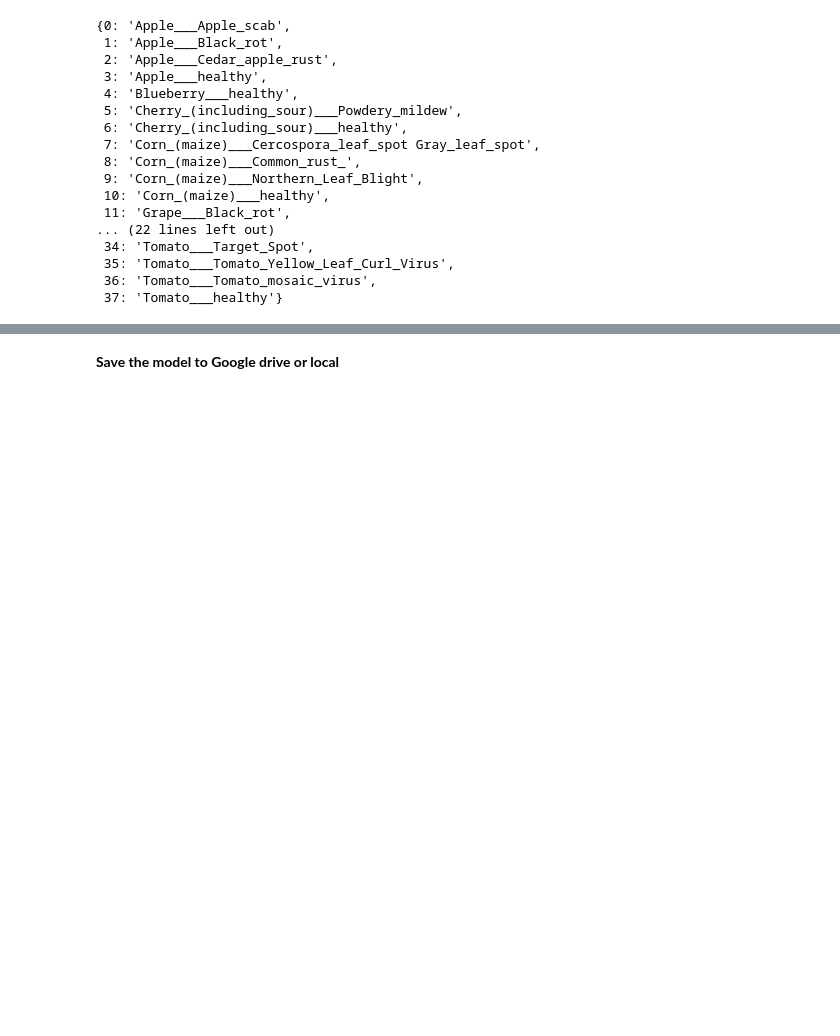
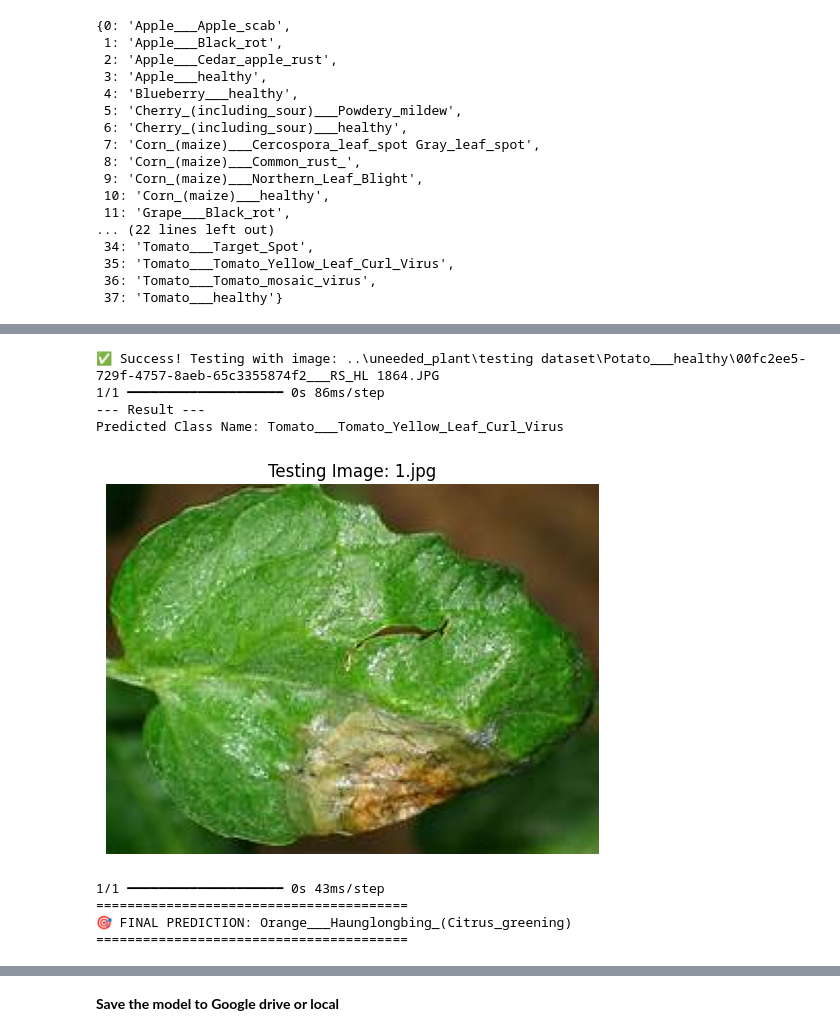
Before and after one commit to harshit11purohit/Plant_Disease_Prediction, a Jupyter notebook: Plant_Disease_Prediction_CNN_Image_Classifier.ipynb, the cells around one changed output, grey strips where cells are left out. Saved outputs shown, nothing was run; the diff lists cells and outputs as text; code cells hidden in the pictures; blank space fills up the shorter version.

```diff
--- a/Plant_Disease_Prediction_CNN_Image_Classifier.ipynb
+++ b/Plant_Disease_Prediction_CNN_Image_Classifier.ipynb
@@ -330,5 +360,9 @@ _________________________________________________________________
-# %%
-# Compile the Model
-model.compile(optimizer='adam',
-              loss='categorical_crossentropy',
-              metrics=['accuracy'])
+# %%
+custom_adam = optimizers.Adam(learning_rate=0.001)
+model.compile(optimizer=custom_adam,
+              loss='categorical_crossentropy',
+              metrics=['accuracy'])
+
+model.summary()
+
+# optimzation added with learning rate
@@ -450,0 +574,56 @@ Predicted Class Name: Apple___Black_rot
+# %%
+import os
+
+test_folder = os.path.join("..", "uneeded_plant", "testing dataset", "Potato___healthy")
+
+if os.path.exists(test_folder):
+    all_test_images = [f for f in os.listdir(test_folder) if f.endswith(('.jpg', '.JPG', '.png'))]
+
+    if len(all_test_images) > 0:
+        image_path = os.path.join(test_folder, all_test_images[0])
+        print(f"✅ Success! Testing with image: {image_path}")
+
+        predicted_class_name = predict_image_class(model, image_path, class_indices)
+
+        print("--- Result ---")
+        print("Predicted Class Name:", predicted_class_name)
+    else:
+        print("❌ Folder found, but it is EMPTY. Add an image to it!")
+else:
+    print("❌ Still can't find the folder!")
+    print(f"I was looking here: {os.path.abspath(test_folder)}")
+# %% [output]
+✅ Success! Testing with image: ..\uneeded_plant\testing dataset\Potato___healthy\00fc2ee5-729f-4757-8aeb-65c3355874f2___RS_HL 1864.JPG
+1/1 ━━━━━━━━━━━━━━━━━━━━ 0s 86ms/step
+--- Result ---
+Predicted Class Name: Tomato___Tomato_Yellow_Leaf_Curl_Virus
+# %%
+
+test_base_path = os.path.join("..", "uneeded_plant", "testing dataset")
+
+target_file = "1.jpg"
+image_path = os.path.join(test_base_path, target_file)
+
+# 3. Verify, Show, and Predict
+if os.path.exists(image_path):
+    # Show the image
+    img = mpimg.imread(image_path)
+    plt.imshow(img)
+    plt.title(f"Testing Image: {target_file}")
+    plt.axis('off')
+    plt.show()
+
+    result = predict_image_class(model, image_path, class_indices)
+
+    print("=" * 40)
+    print(f"🎯 FINAL PREDICTION: {result}")
+    print("=" * 40)
+else:
+    print(f"❌ File not found! Check if it is '1.jpg' or '1.JPG'")
+    print(f"I am looking here: {os.path.abspath(image_path)}")
+# %% [output]
+[figure, added]
+1/1 ━━━━━━━━━━━━━━━━━━━━ 0s 43ms/step
+========================================
+🎯 FINAL PREDICTION: Orange___Haunglongbing_(Citrus_greening)
+========================================
```
Also changed, not shown: parts of 33 cells of this notebook, 2 other files.
